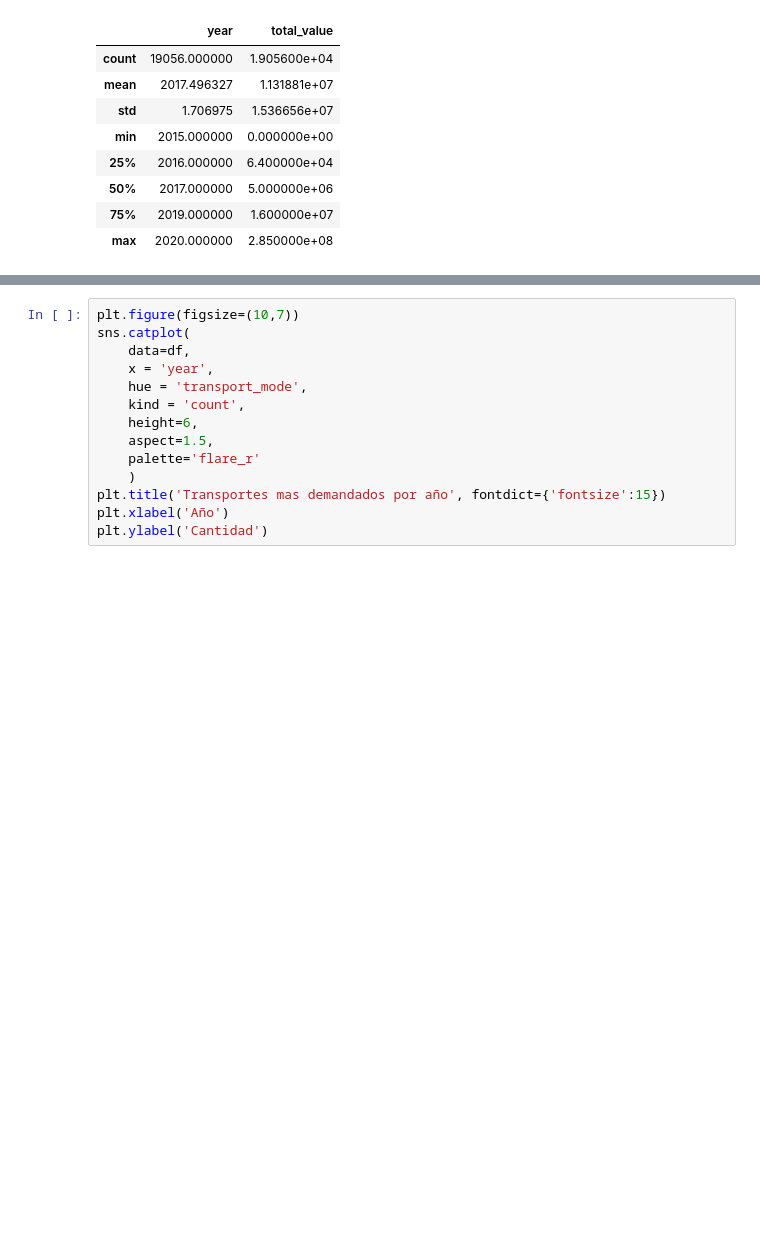
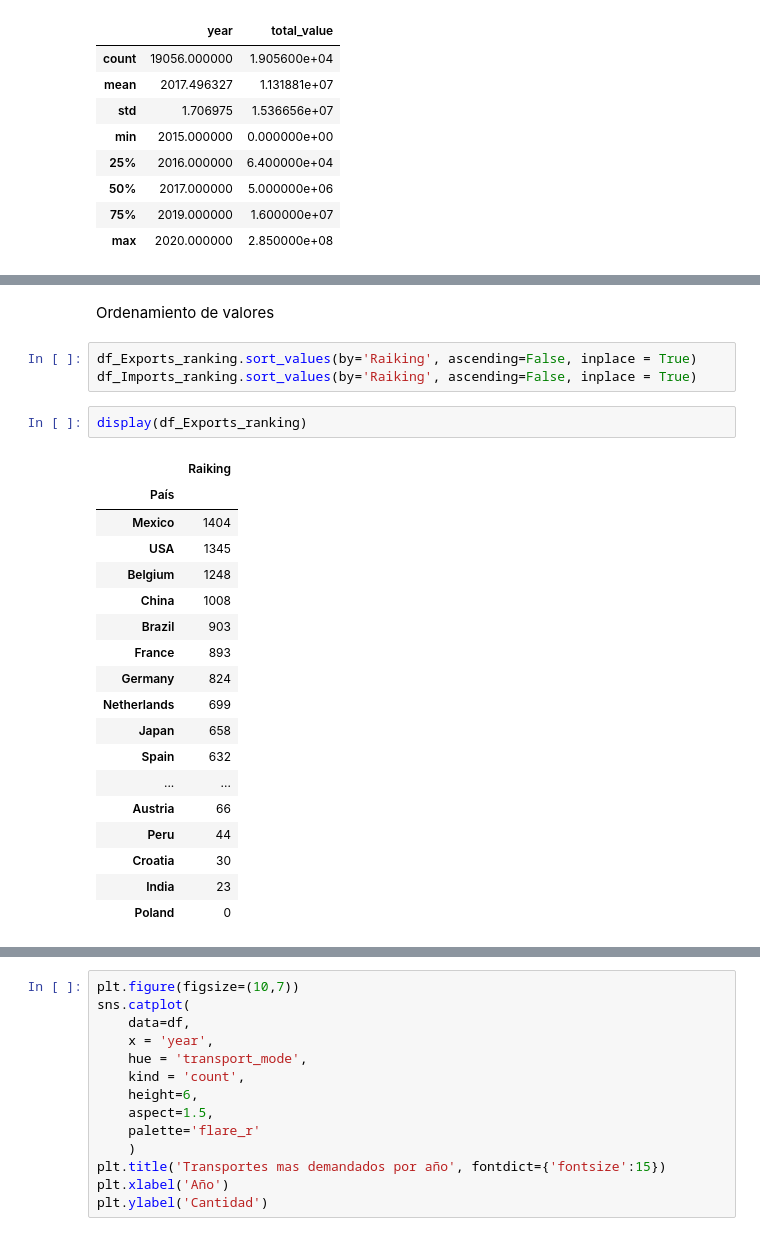
Before and after one commit to josue-islas/EmTech_2, a Jupyter notebook: Notebooks/ISLAS_GASRCILAZO_JOSUE_SABDIEL_PROYECTO.ipynb, the cells around one changed output, grey strips where cells are left out. Drawn from its saved outputs; the diff is of its cells as text; blank space fills up the shorter version.

```diff
--- a/Notebooks/ISLAS_GASRCILAZO_JOSUE_SABDIEL_PROYECTO.ipynb
+++ b/Notebooks/ISLAS_GASRCILAZO_JOSUE_SABDIEL_PROYECTO.ipynb
@@ -87,0 +206,26 @@ df.describe()
+# %% [markdown]
+Ordenamiento de valores
+# %%
+df_Exports_ranking.sort_values(by='Raiking', ascending=False, inplace = True)
+df_Imports_ranking.sort_values(by='Raiking', ascending=False, inplace = True)
+# %%
+display(df_Exports_ranking)
+# %% [output]
+|  | Raiking |
+| País |  |
+| Mexico | 1404 |
+| USA | 1345 |
+| Belgium | 1248 |
+| China | 1008 |
+| Brazil | 903 |
+| France | 893 |
+| Germany | 824 |
+| Netherlands | 699 |
+| Japan | 658 |
+| Spain | 632 |
+| ... | ... |
+| Austria | 66 |
+| Peru | 44 |
+| Croatia | 30 |
+| India | 23 |
+| Poland | 0 |
```
Also changed, not shown: parts of 46 cells of this notebook.
